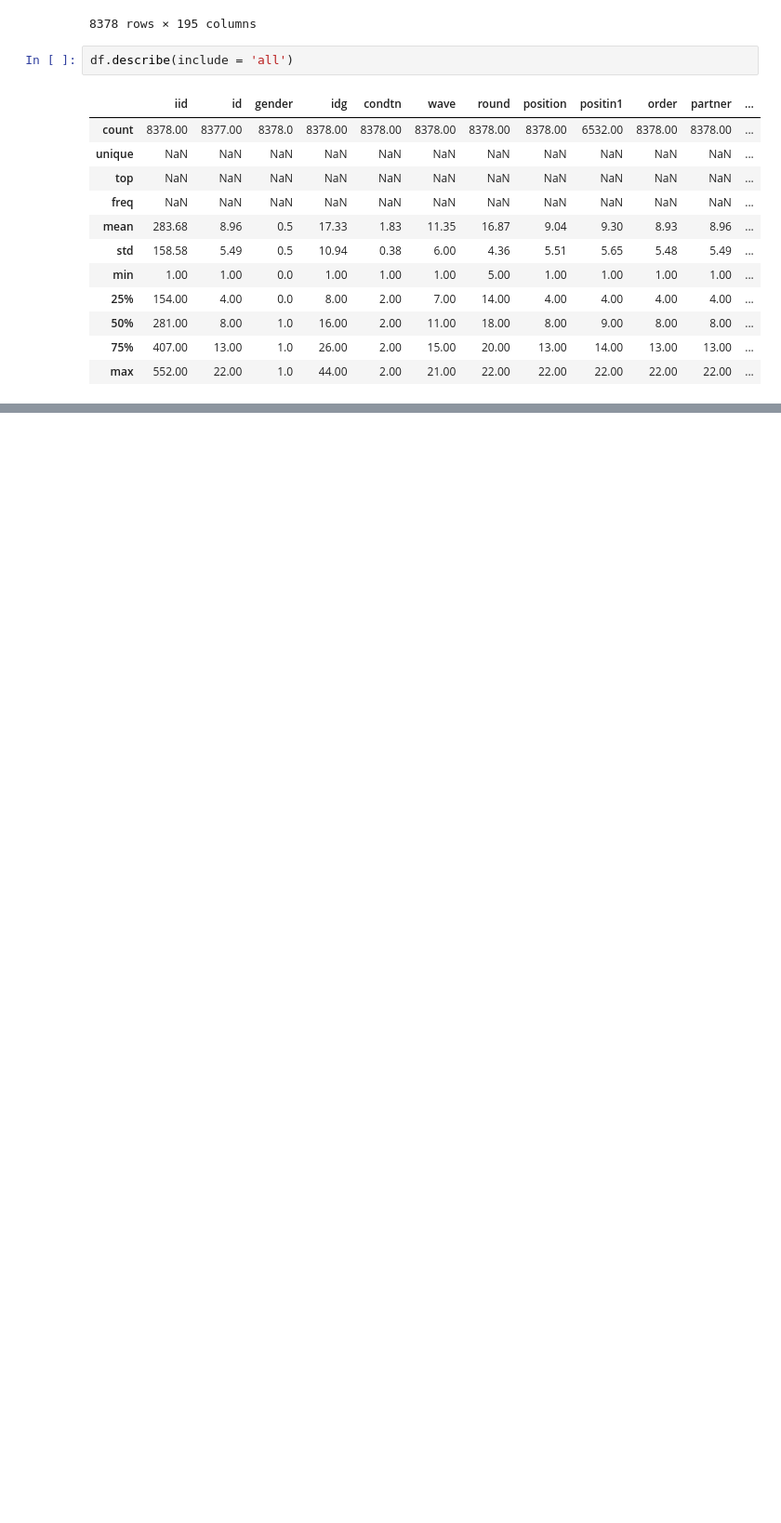
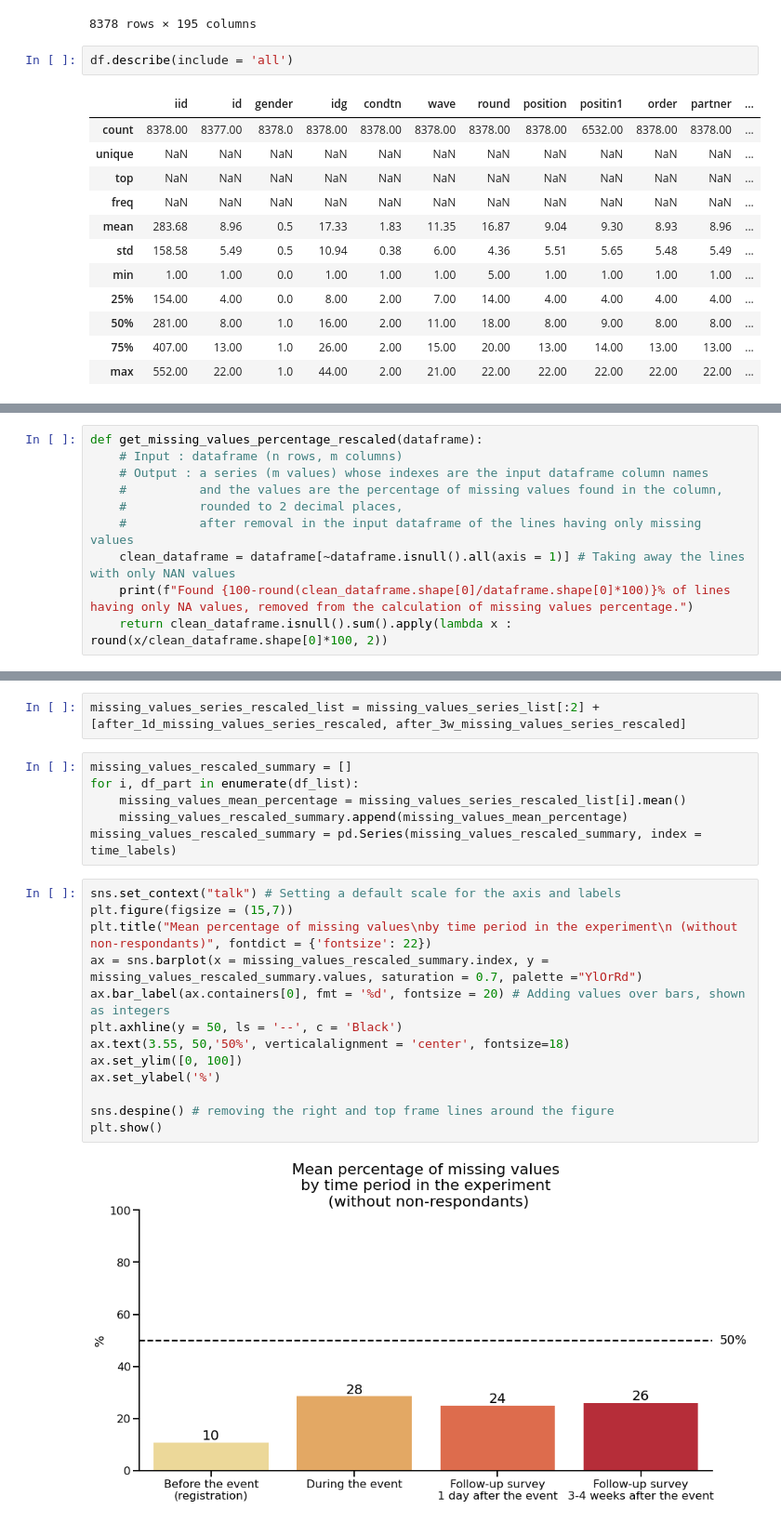
Before and after one commit to Acsts/EDA--Speed_Dating_Experiment, a Jupyter notebook: Project-Speed_Dating.ipynb, the cells around one changed output, grey strips where cells are left out. Shown at 93% size. Drawn from its saved outputs; the diff is of its cells as text; blank space fills up the shorter version.

```diff
--- a/Project-Speed_Dating.ipynb
+++ b/Project-Speed_Dating.ipynb
@@ -257,0 +307,10 @@ missing_values_figs.show()
+# %%
+def get_missing_values_percentage_rescaled(dataframe):
+    # Input : dataframe (n rows, m columns)
+    # Output : a series (m values) whose indexes are the input dataframe column names
+    #          and the values are the percentage of missing values found in the column,
+    #          rounded to 2 decimal places,
+    #          after removal in the input dataframe of the lines having only missing values
+    clean_dataframe = dataframe[~dataframe.isnull().all(axis = 1)] # Taking away the lines with only NAN values
+    print(f"Found {100-round(clean_dataframe.shape[0]/dataframe.shape[0]*100)}% of lines having only NA values, removed from the calculation of missing values percentage.")
+    return clean_dataframe.isnull().sum().apply(lambda x : round(x/clean_dataframe.shape[0]*100, 2))
@@ -257,0 +323,23 @@ missing_values_figs.show()
+# %%
+missing_values_series_rescaled_list = missing_values_series_list[:2] + [after_1d_missing_values_series_rescaled, after_3w_missing_values_series_rescaled]
+# %%
+missing_values_rescaled_summary = []
+for i, df_part in enumerate(df_list):
+    missing_values_mean_percentage = missing_values_series_rescaled_list[i].mean()
+    missing_values_rescaled_summary.append(missing_values_mean_percentage)
+missing_values_rescaled_summary = pd.Series(missing_values_rescaled_summary, index = time_labels)
+# %%
+sns.set_context("talk") # Setting a default scale for the axis and labels
+plt.figure(figsize = (15,7))
+plt.title("Mean percentage of missing values\nby time period in the experiment\n (without non-respondants)", fontdict = {'fontsize': 22})
+ax = sns.barplot(x = missing_values_rescaled_summary.index, y = missing_values_rescaled_summary.values, saturation = 0.7, palette ="YlOrRd")
+ax.bar_label(ax.containers[0], fmt = '%d', fontsize = 20) # Adding values over bars, shown as integers
+plt.axhline(y = 50, ls = '--', c = 'Black')
+ax.text(3.55, 50,'50%', verticalalignment = 'center', fontsize=18)
+ax.set_ylim([0, 100])
+ax.set_ylabel('%')
+
+sns.despine() # removing the right and top frame lines around the figure
+plt.show()
+# %% [output]
+[figure, added]
```
Also changed, not shown: parts of 46 cells of this notebook.
